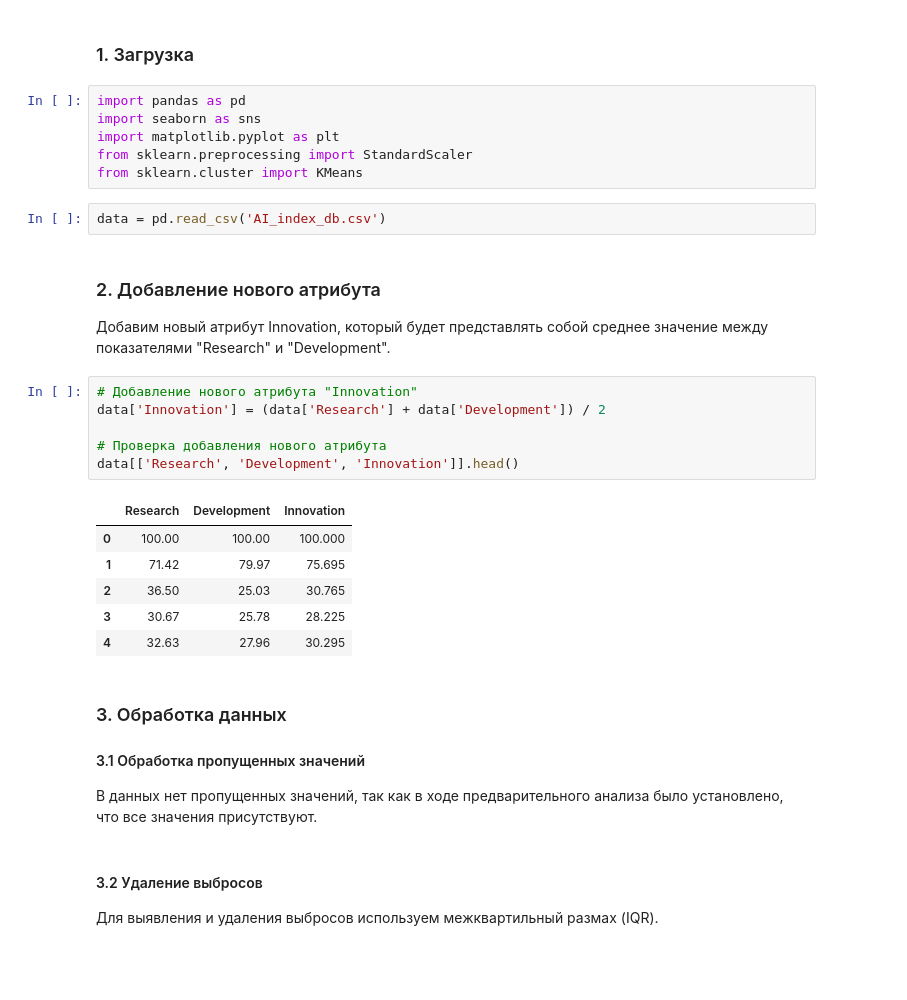
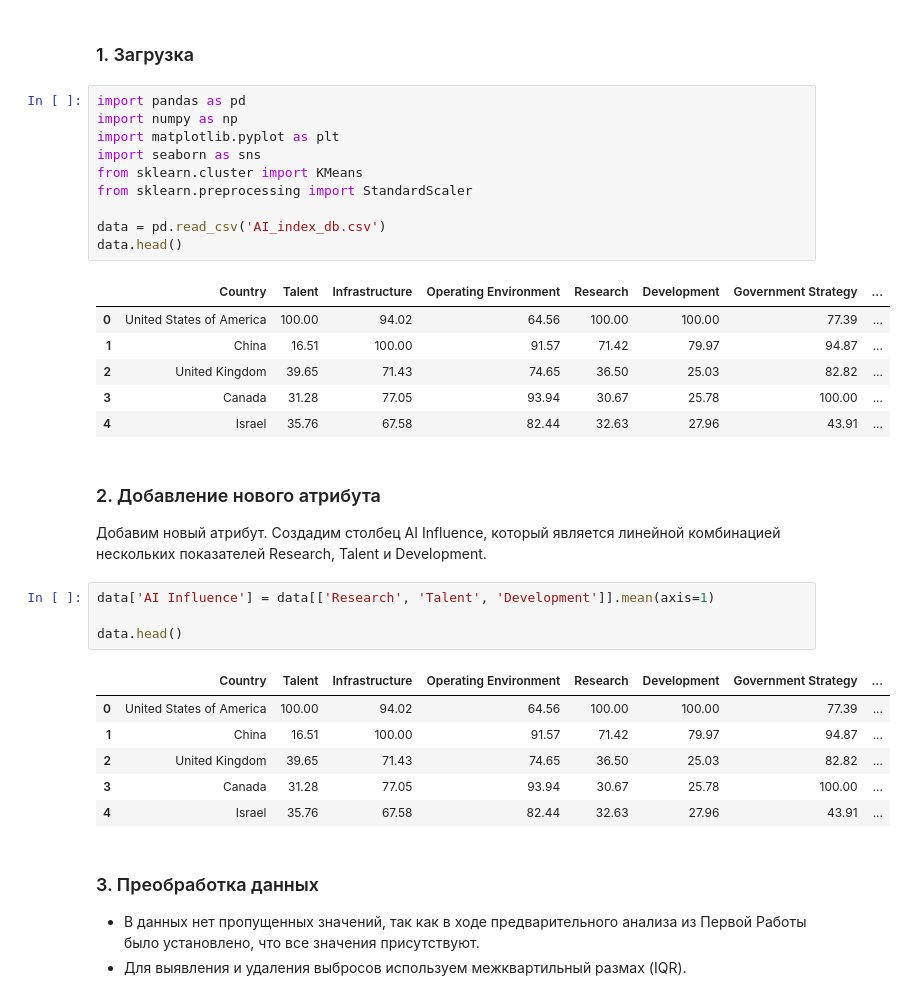
Before and after one commit to woofiwaffle/Projects_ML_BD, a Jupyter notebook: labwork2/Lab 2, № 2372, СоколовскийВД.ipynb, the cells around one changed output. Drawn from its saved outputs; the diff is of its cells as text; blank space fills up the shorter version.

```diff
--- a/labwork2/Lab 2, № 2372, СоколовскийВД.ipynb
+++ b/labwork2/Lab 2, № 2372, СоколовскийВД.ipynb
@@ -12,33 +12,37 @@
 ### 1. Загрузка
 # %%
 import pandas as pd
+import numpy as np
+import matplotlib.pyplot as plt
 import seaborn as sns
-import matplotlib.pyplot as plt
+from sklearn.cluster import KMeans
 from sklearn.preprocessing import StandardScaler
-from sklearn.cluster import KMeans
+
+data = pd.read_csv('AI_index_db.csv')
+data.head()
+# %% [output]
+|  | Country | Talent | Infrastructure | Operating Environment | Research | Development | Government Strategy | ... |
+| 0 | United States of America | 100.00 | 94.02 | 64.56 | 100.00 | 100.00 | 77.39 | ... |
+| 1 | China | 16.51 | 100.00 | 91.57 | 71.42 | 79.97 | 94.87 | ... |
+| 2 | United Kingdom | 39.65 | 71.43 | 74.65 | 36.50 | 25.03 | 82.82 | ... |
+| 3 | Canada | 31.28 | 77.05 | 93.94 | 30.67 | 25.78 | 100.00 | ... |
+| 4 | Israel | 35.76 | 67.58 | 82.44 | 32.63 | 27.96 | 43.91 | ... |
-# %%
-data = pd.read_csv('AI_index_db.csv')
 # %% [markdown]
 ### 2. Добавление нового атрибута
-Добавим новый атрибут Innovation, который будет представлять собой среднее значение между показателями "Research" и "Development".
+Добавим новый атрибут. Создадим столбец AI Influence, который является линейной комбинацией нескольких показателей Research, Talent и Development.
 # %%
-# Добавление нового атрибута "Innovation"
-data['Innovation'] = (data['Research'] + data['Development']) / 2
+data['AI Influence'] = data[['Research', 'Talent', 'Development']].mean(axis=1)
 
-# Проверка добавления нового атрибута
-data[['Research', 'Development', 'Innovation']].head()
+data.head()
 # %% [output]
-|  | Research | Development | Innovation |
-| 0 | 100.00 | 100.00 | 100.000 |
-| 1 | 71.42 | 79.97 | 75.695 |
-| 2 | 36.50 | 25.03 | 30.765 |
-| 3 | 30.67 | 25.78 | 28.225 |
-| 4 | 32.63 | 27.96 | 30.295 |
+|  | Country | Talent | Infrastructure | Operating Environment | Research | Development | Government Strategy | ... |
+| 0 | United States of America | 100.00 | 94.02 | 64.56 | 100.00 | 100.00 | 77.39 | ... |
+| 1 | China | 16.51 | 100.00 | 91.57 | 71.42 | 79.97 | 94.87 | ... |
+| 2 | United Kingdom | 39.65 | 71.43 | 74.65 | 36.50 | 25.03 | 82.82 | ... |
+| 3 | Canada | 31.28 | 77.05 | 93.94 | 30.67 | 25.78 | 100.00 | ... |
+| 4 | Israel | 35.76 | 67.58 | 82.44 | 32.63 | 27.96 | 43.91 | ... |
 # %% [markdown]
-### 3. Обработка данных
-#### 3.1 Обработка пропущенных значений
-В данных нет пропущенных значений, так как в ходе предварительного анализа было установлено, что все значения присутствуют.
+### 3. Преобработка данных
+* В данных нет пропущенных значений, так как в ходе предварительного анализа из Первой Работы было установлено, что все значения присутствуют.
+* Для выявления и удаления выбросов используем межквартильный размах (IQR).
-# %% [markdown]
-#### 3.2 Удаление выбросов
-Для выявления и удаления выбросов используем межквартильный размах (IQR).
 # %%
```
Also changed, not shown: parts of 14 cells of this notebook, 1 other file.
